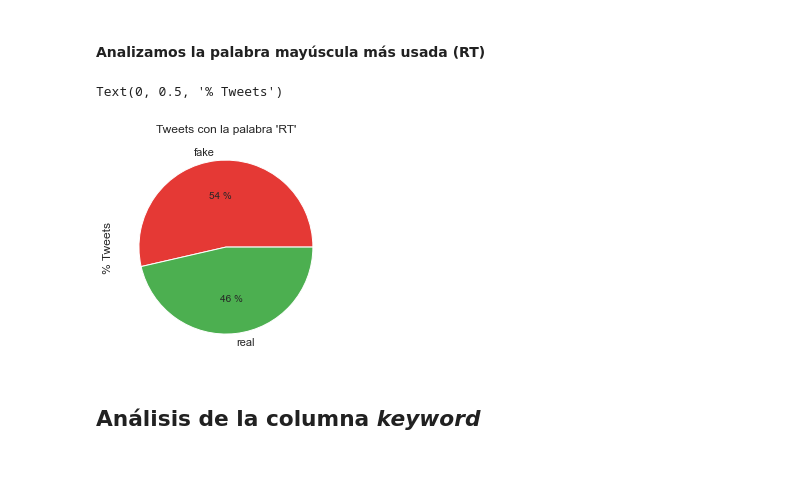
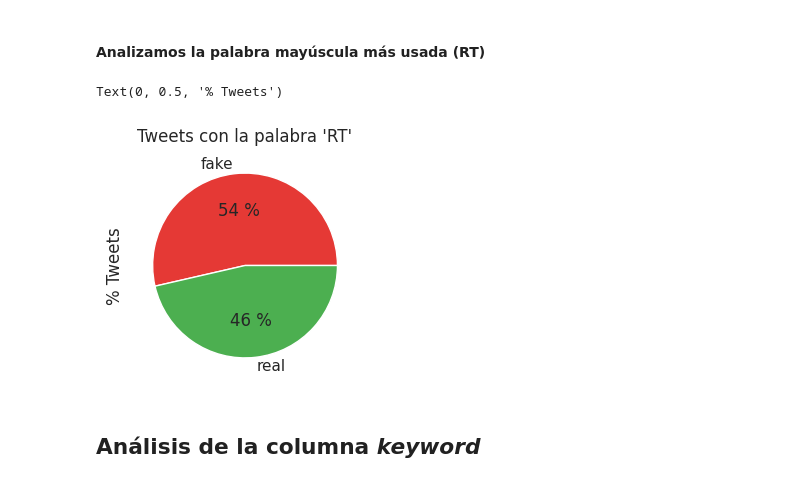
Before and after one commit to Filyank/Datavid-20, a Jupyter notebook: TP1-1c2020/notebook_entregable.ipynb, the cells around one changed output. Cells and saved outputs as stored; diff of their text form; code cells hidden in the pictures.

```diff
--- a/TP1-1c2020/notebook_entregable.ipynb
+++ b/TP1-1c2020/notebook_entregable.ipynb
@@ -481,11 +492,12 @@ Cantidad de tweets falsos con URL: 1799
 # %%
 df_RT = df_mayus.loc[df_mayus["text"].str.contains("RT")]
 df_RT["target"] = df_RT["target"].apply(lambda x: "real" if x else "fake")
+plt.figure(figsize=(3,3))
 ax = df_RT["target"].value_counts().plot.pie(colors = ["#e53935", "#4caf50"], autopct='%1.0f %%', title = "Tweets con la palabra 'RT'")
 ax.set_ylabel("% Tweets")
 # %% [output]
 Text(0, 0.5, '% Tweets')
-[figure, old version]
+[figure, new version]
 # %% [markdown]
 ## Análisis de la columna *keyword*
 # %% [markdown]
```
Also changed, not shown: parts of 31 cells of this notebook.
